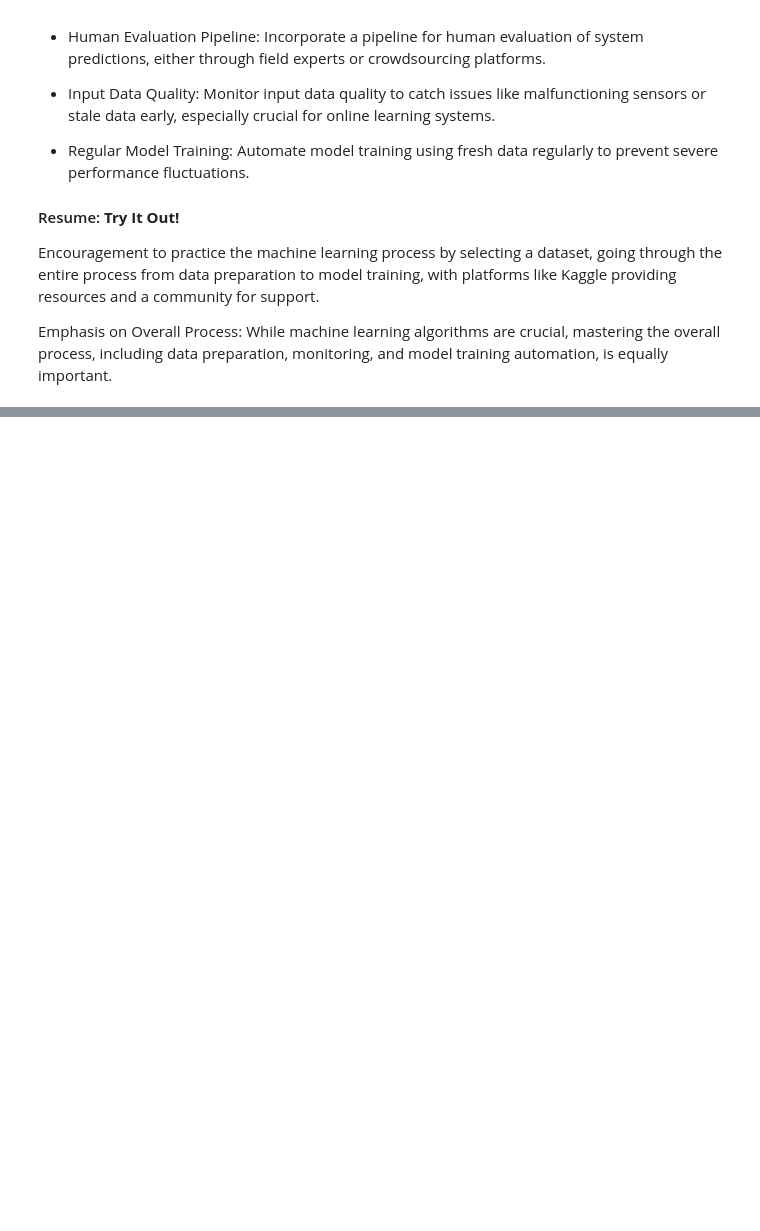
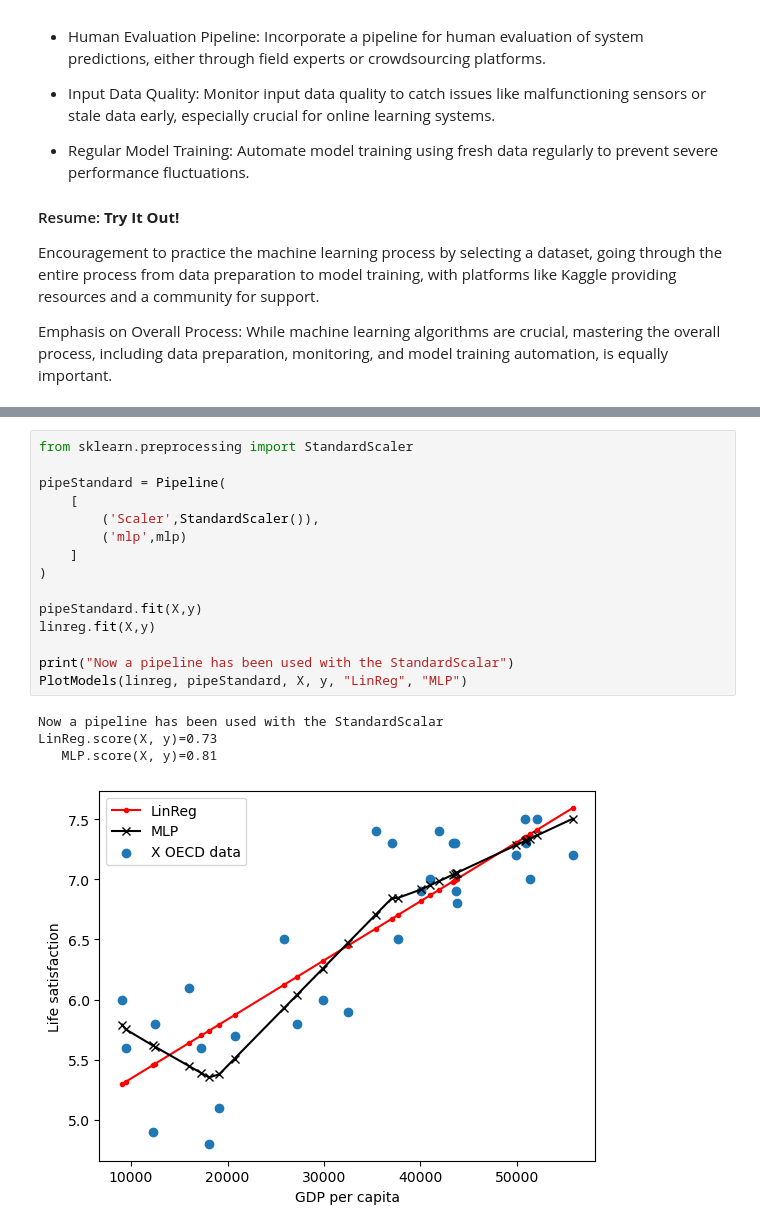
Before and after one commit to kaaecreme/6-Semester, a Jupyter notebook: MAL/02/02 - Samlet dokument.ipynb, the cells around one changed output, grey strips where cells are left out. Saved outputs shown, nothing was run; the diff lists cells and outputs as text; blank space fills up the shorter version.

```diff
--- a/MAL/02/02 - Samlet dokument.ipynb
+++ b/MAL/02/02 - Samlet dokument.ipynb
@@ -224,0 +385,20 @@ This saint bernard dog represents a better image than the previous mentioned dog
+# %%
+from sklearn.preprocessing import StandardScaler
+
+pipeStandard = Pipeline(
+    [
+        ('Scaler',StandardScaler()),
+        ('mlp',mlp)
+    ]
+)
+
+pipeStandard.fit(X,y)
+linreg.fit(X,y)
+
+print("Now a pipeline has been used with the StandardScalar")
+PlotModels(linreg, pipeStandard, X, y, "LinReg", "MLP")
+# %% [output]
+Now a pipeline has been used with the StandardScalar
+LinReg.score(X, y)=0.73
+   MLP.score(X, y)=0.81
+[figure, added]
```
Also changed, not shown: parts of 11 cells of this notebook, 1 other file.
